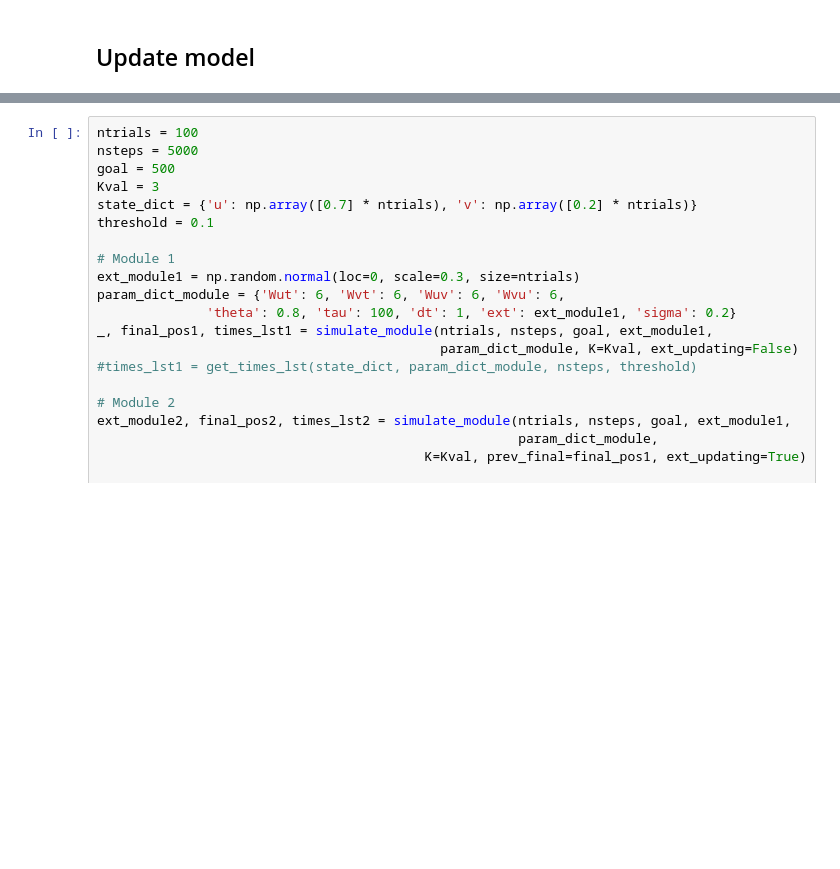
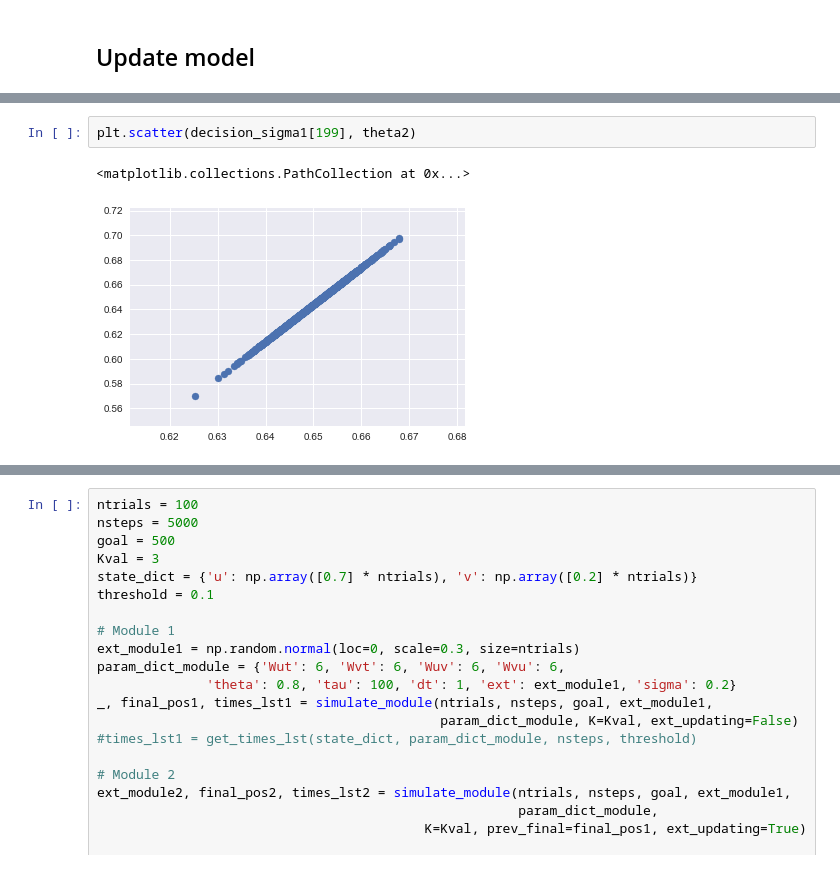
Before and after one commit to jazlab/SE_NL_MJ_2020, a Jupyter notebook: two_neuron_cascade.ipynb, the cells around one changed output, grey strips where cells are left out. Drawn from its saved outputs; the diff is of its cells as text; blank space fills up the shorter version.

```diff
--- a/two_neuron_cascade.ipynb
+++ b/two_neuron_cascade.ipynb
@@ -329,0 +335,5 @@ print(np.mean(times_lst_sigma), np.std(times_lst_sigma))
+# %%
+plt.scatter(decision_sigma1[199], theta2)
+# %% [output]
+<matplotlib.collections.PathCollection at 0x...>
+[figure, added]
```
Also changed, not shown: parts of 3 cells of this notebook.
